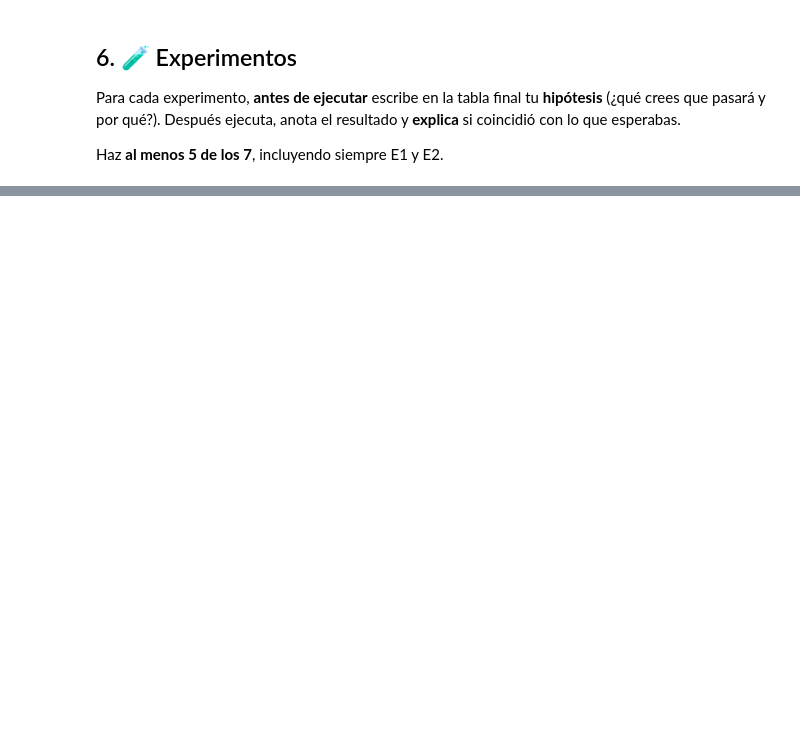
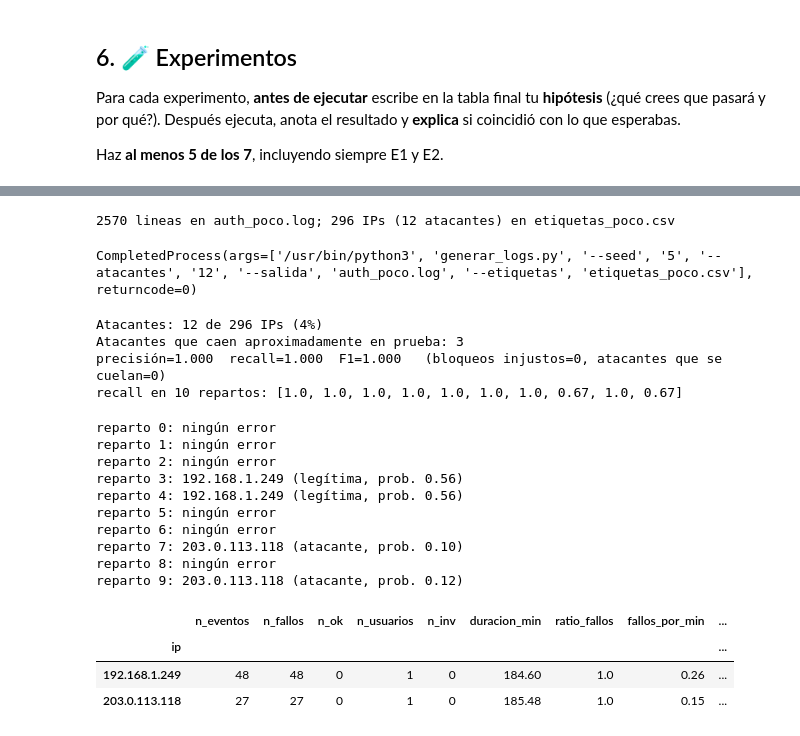
Before and after one commit to DannSchwab/ProyectosPython, a Jupyter notebook: Proyecto2/notebooks/T3_azar_y_datos_nuevos.ipynb, the cells around one changed output, grey strips where cells are left out. Saved outputs shown, nothing was run; the diff lists cells and outputs as text; code cells hidden in the pictures; blank space fills up the shorter version.

```diff
--- a/Proyecto2/notebooks/T3_azar_y_datos_nuevos.ipynb
+++ b/Proyecto2/notebooks/T3_azar_y_datos_nuevos.ipynb
@@ -284,0 +371,38 @@ El modelo trabaja con datos sintéticos en los que los ataques suelen dejar patr
+# %%
+# Generamos el conjunto con pocos atacantes que necesita E6
+subprocess.run([sys.executable, "generar_logs.py", "--seed", "5", "--atacantes", "12", "--salida", "auth_poco.log", "--etiquetas", "etiquetas_poco.csv"], check=True)
+# %% [output]
+2570 lineas en auth_poco.log; 296 IPs (12 atacantes) en etiquetas_poco.csv
+CompletedProcess(args=['/usr/bin/python3', 'generar_logs.py', '--seed', '5', '--atacantes', '12', '--salida', 'auth_poco.log', '--etiquetas', 'etiquetas_poco.csv'], returncode=0)
+# %%
+X_p = construir_features(cargar_log("auth_poco.log", verbose=False))
+y_p = cargar_etiquetas("etiquetas_poco.csv", X_p.index)
+print(f"Atacantes: {int(y_p.sum())} de {len(y_p)} IPs ({y_p.mean():.0%})")
+print(f"Atacantes que caen aproximadamente en prueba: {int(round(y_p.sum() * 0.25))}")
+evaluar_xy(X_p, y_p)
+recalls = [evaluar_xy(X_p, y_p, semilla=s, mostrar=False)[1] for s in range(10)]
+print("recall en 10 repartos:", [round(r, 2) for r in recalls])
+# %% [output]
+Atacantes: 12 de 296 IPs (4%)
+Atacantes que caen aproximadamente en prueba: 3
+precisión=1.000  recall=1.000  F1=1.000   (bloqueos injustos=0, atacantes que se cuelan=0)
+recall en 10 repartos: [1.0, 1.0, 1.0, 1.0, 1.0, 1.0, 1.0, 0.67, 1.0, 0.67]
+# %%
+# Comprobación añadida por Daniel: ¿qué IPs fallan en cada reparto con pocos atacantes?
+ips_mal_clasificadas(X_p, y_p)
+X_p.loc[["192.168.1.249", "203.0.113.118"]].round(2)
+# %% [output]
+reparto 0: ningún error
+reparto 1: ningún error
+reparto 2: ningún error
+reparto 3: 192.168.1.249 (legítima, prob. 0.56)
+reparto 4: 192.168.1.249 (legítima, prob. 0.56)
+reparto 5: ningún error
+reparto 6: ningún error
+reparto 7: 203.0.113.118 (atacante, prob. 0.10)
+reparto 8: ningún error
+reparto 9: 203.0.113.118 (atacante, prob. 0.12)
+|  | n_eventos | n_fallos | n_ok | n_usuarios | n_inv | duracion_min | ratio_fallos | fallos_por_min | ... |
+| ip |  |  |  |  |  |  |  |  | ... |
+| 192.168.1.249 | 48 | 48 | 0 | 1 | 0 | 184.60 | 1.0 | 0.26 | ... |
+| 203.0.113.118 | 27 | 27 | 0 | 1 | 0 | 185.48 | 1.0 | 0.15 | ... |
```
Also changed, not shown: parts of 50 cells of this notebook, 6 other files.
